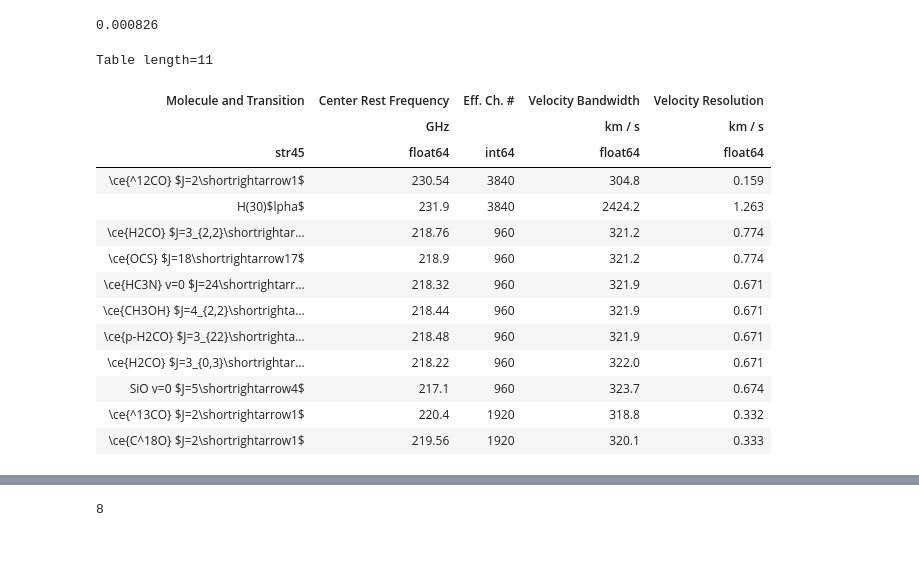
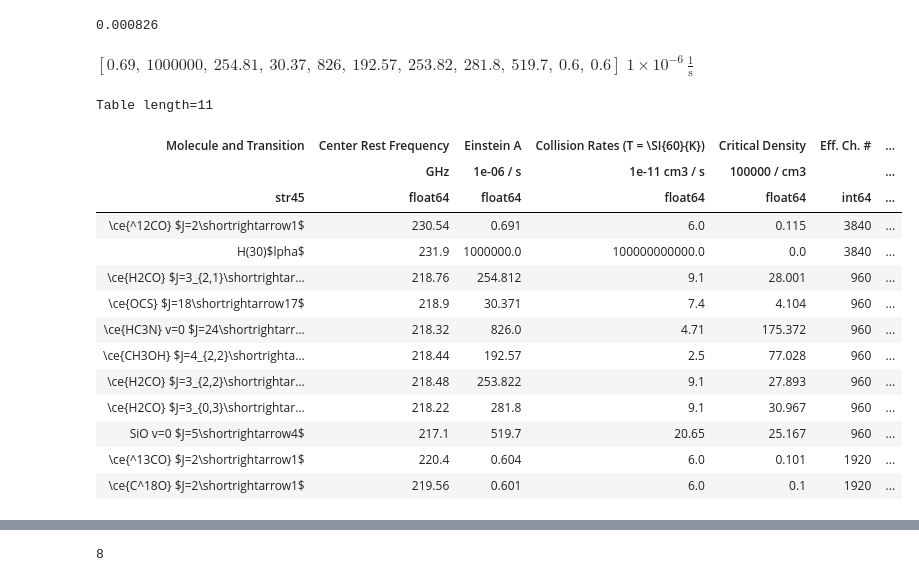
Before and after one commit to SpacialTree/clouds-g5-b1, a Jupyter notebook: table.ipynb, the cells around one changed output, grey strips where cells are left out. Drawn from its saved outputs; the diff is of its cells as text; code cells hidden in the pictures; blank space fills up the shorter version.

```diff
--- a/table.ipynb
+++ b/table.ipynb
@@ -40,0 +39,7 @@ collrates_hc3n, radtransitions_hc3n, enlevels_hc3n = Lamda.query(mol='hc3n-h2')
+# %%
+collrates_ch3oh, radtransitions_ch3oh, enlevels_ch3oh = Lamda.query(mol='e-ch3oh')
+# %%
+collrates_sio, radtransitions_sio, enlevels_sio = Lamda.query(mol='sio-h2')
+# %%
+collrates_13co, radtransitions_13co, enlevels_13co = Lamda.query(mol='13co')
+collrates_c18o, radtransitions_c18o, enlevels_c18o = Lamda.query(mol='c18o')
@@ -132,21 +178,30 @@ reso = [0.159, #12 CO
        0.332,  # 13CO
        0.333   # C18O
         ] *u.km/u.second
+# %%
+np.around(Einstein_A.to(10**-6 * u.second**-1), 2)
+# %% [output]
+$[0.69,~1000000,~254.81,~30.37,~826,~192.57,~253.82,~281.8,~519.7,~0.6,~0.6] \; \mathrm{1 \times 10^{-6}\,\frac{1}{s}}$
 # %%
-Table([spw, freq, ch, band, reso],names=names)
+t = Table([spw, freq,
+           np.around(Einstein_A.to(10**-6 * u.second**-1), 3),
+           np.around(collision_rates.to(10**-11 * u.cm**3 * u.second**-1), 3),
+           np.around(ncrit.to(10**5 * u.cm**-3), 3),
+           ch, band, reso],names=names)
+t
 # %% [output]
 Table length=11
-| Molecule and Transition | Center Rest Frequency | Eff. Ch. # | Velocity Bandwidth | Velocity Resolution |
-|  | GHz |  | km / s | km / s |
-| str45 | float64 | int64 | float64 | float64 |
-| \ce{^12CO} $J=2\shortrightarrow1$ | 230.54 | 3840 | 304.8 | 0.159 |
-| H(30)$lpha$ | 231.9 | 3840 | 2424.2 | 1.263 |
-| \ce{H2CO} $J=3_{2,2}\shortrightar... | 218.76 | 960 | 321.2 | 0.774 |
-| \ce{OCS} $J=18\shortrightarrow17$ | 218.9 | 960 | 321.2 | 0.774 |
-| \ce{HC3N} v=0 $J=24\shortrightarr... | 218.32 | 960 | 321.9 | 0.671 |
-| \ce{CH3OH} $J=4_{2,2}\shortrighta... | 218.44 | 960 | 321.9 | 0.671 |
-| \ce{p-H2CO} $J=3_{22}\shortrighta... | 218.48 | 960 | 321.9 | 0.671 |
-| \ce{H2CO} $J=3_{0,3}\shortrightar... | 218.22 | 960 | 322.0 | 0.671 |
-| SiO v=0 $J=5\shortrightarrow4$ | 217.1 | 960 | 323.7 | 0.674 |
-| \ce{^13CO} $J=2\shortrightarrow1$ | 220.4 | 1920 | 318.8 | 0.332 |
-| \ce{C^18O} $J=2\shortrightarrow1$ | 219.56 | 1920 | 320.1 | 0.333 |
+| Molecule and Transition | Center Rest Frequency | Einstein A | Collision Rates (T = \SI{60}{K}) | Critical Density | Eff. Ch. # | ... |
+|  | GHz | 1e-06 / s | 1e-11 cm3 / s | 100000 / cm3 |  | ... |
+| str45 | float64 | float64 | float64 | float64 | int64 | ... |
+| \ce{^12CO} $J=2\shortrightarrow1$ | 230.54 | 0.691 | 6.0 | 0.115 | 3840 | ... |
+| H(30)$lpha$ | 231.9 | 1000000.0 | 100000000000.0 | 0.0 | 3840 | ... |
+| \ce{H2CO} $J=3_{2,1}\shortrightar... | 218.76 | 254.812 | 9.1 | 28.001 | 960 | ... |
+| \ce{OCS} $J=18\shortrightarrow17$ | 218.9 | 30.371 | 7.4 | 4.104 | 960 | ... |
+| \ce{HC3N} v=0 $J=24\shortrightarr... | 218.32 | 826.0 | 4.71 | 175.372 | 960 | ... |
+| \ce{CH3OH} $J=4_{2,2}\shortrighta... | 218.44 | 192.57 | 2.5 | 77.028 | 960 | ... |
+| \ce{H2CO} $J=3_{2,2}\shortrightar... | 218.48 | 253.822 | 9.1 | 27.893 | 960 | ... |
+| \ce{H2CO} $J=3_{0,3}\shortrightar... | 218.22 | 281.8 | 9.1 | 30.967 | 960 | ... |
+| SiO v=0 $J=5\shortrightarrow4$ | 217.1 | 519.7 | 20.65 | 25.167 | 960 | ... |
+| \ce{^13CO} $J=2\shortrightarrow1$ | 220.4 | 0.604 | 6.0 | 0.101 | 1920 | ... |
+| \ce{C^18O} $J=2\shortrightarrow1$ | 219.56 | 0.601 | 6.0 | 0.1 | 1920 | ... |
```
Also changed, not shown: parts of 9 cells of this notebook, 3 other files.
